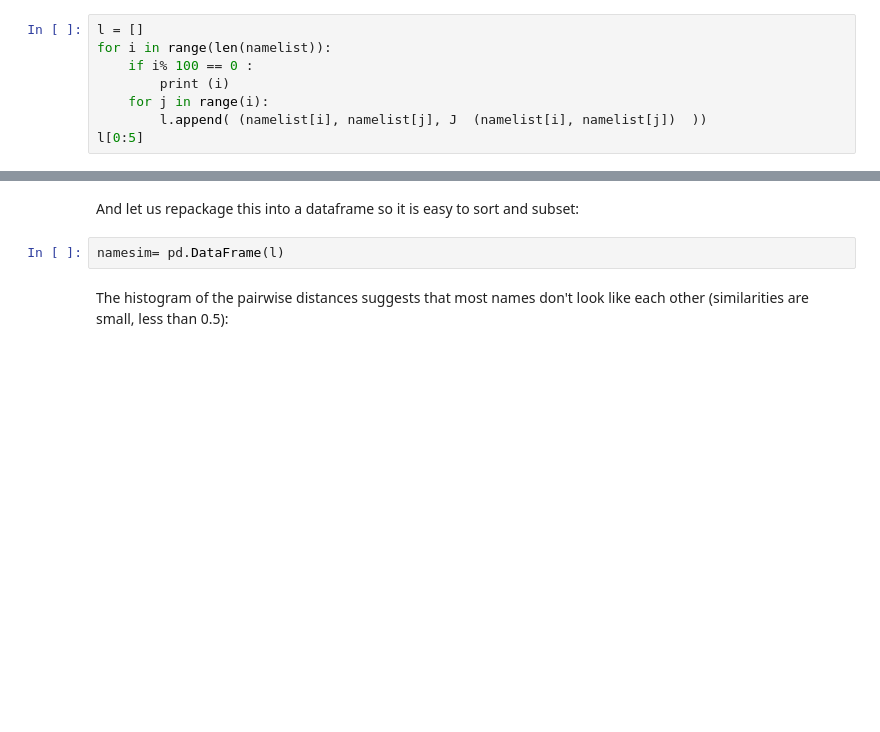
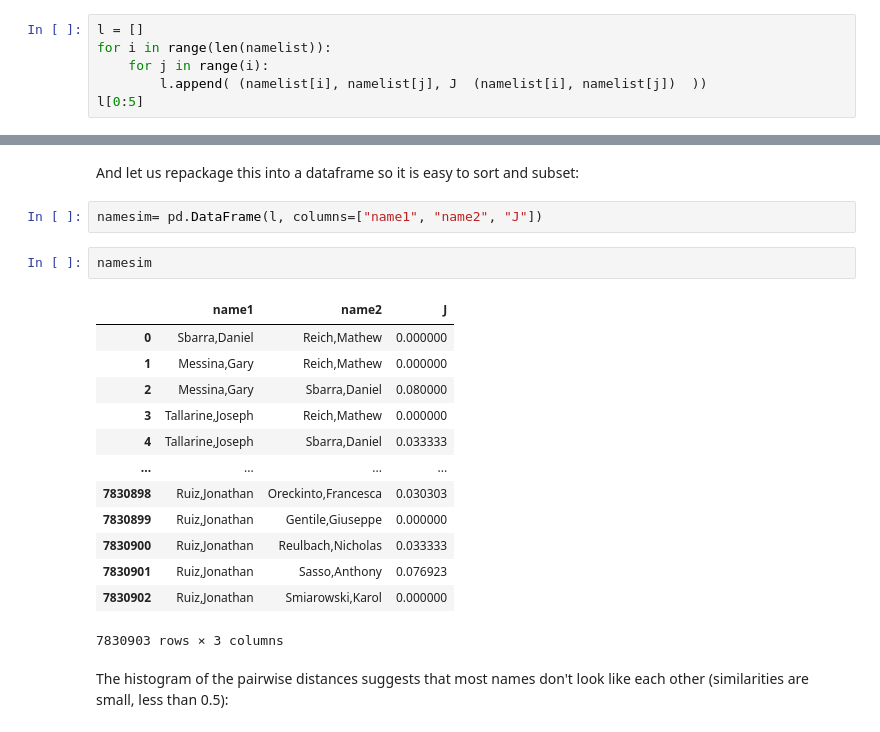
Before and after one commit to uchicago-dsi/textbook-datascience-1, a Jupyter notebook: textbook/08/1/Set_Based_Similarity.ipynb, the cells around one changed output, grey strips where cells are left out. Cells and saved outputs as stored; diff of their text form; blank space fills up the shorter version.

```diff
--- a/textbook/08/1/Set_Based_Similarity.ipynb
+++ b/textbook/08/1/Set_Based_Similarity.ipynb
@@ -228,8 +226,6 @@ So that we know that it is proceeding, this loop prints a number every 100 rows.
 # %%
 l = []
 for i in range(len(namelist)):
-    if i% 100 == 0 :
-        print (i)
     for j in range(i):
         l.append( (namelist[i], namelist[j], J  (namelist[i], namelist[j])  ))
 l[0:5]
@@ -265,7 +244,23 @@ len(l)
 # %% [markdown]
 And let us repackage this into a dataframe so it is easy to sort and subset:
 # %%
-namesim= pd.DataFrame(l)
+namesim= pd.DataFrame(l, columns=["name1", "name2", "J"])
+# %%
+namesim
+# %% [output]
+|  | name1 | name2 | J |
+| 0 | Sbarra,Daniel | Reich,Mathew | 0.000000 |
+| 1 | Messina,Gary | Reich,Mathew | 0.000000 |
+| 2 | Messina,Gary | Sbarra,Daniel | 0.080000 |
+| 3 | Tallarine,Joseph | Reich,Mathew | 0.000000 |
+| 4 | Tallarine,Joseph | Sbarra,Daniel | 0.033333 |
+| ... | ... | ... | ... |
+| 7830898 | Ruiz,Jonathan | Oreckinto,Francesca | 0.030303 |
+| 7830899 | Ruiz,Jonathan | Gentile,Giuseppe | 0.000000 |
+| 7830900 | Ruiz,Jonathan | Reulbach,Nicholas | 0.033333 |
+| 7830901 | Ruiz,Jonathan | Sasso,Anthony | 0.076923 |
+| 7830902 | Ruiz,Jonathan | Smiarowski,Karol | 0.000000 |
+7830903 rows × 3 columns
 # %% [markdown]
 The histogram of the pairwise distances suggests that most names don't look like each other (similarities are small, less than 0.5):
 # %%
```
Also changed, not shown: parts of 7 cells of this notebook, 1 other file.
